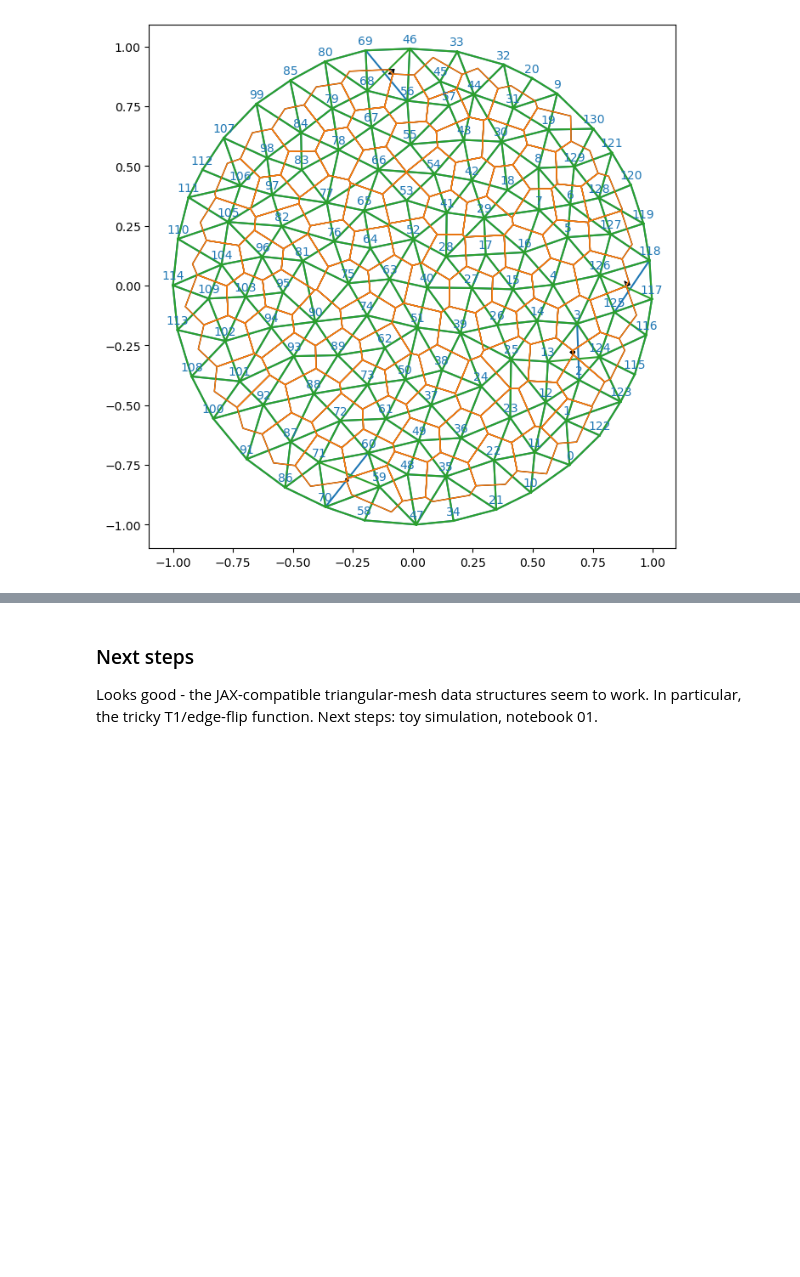
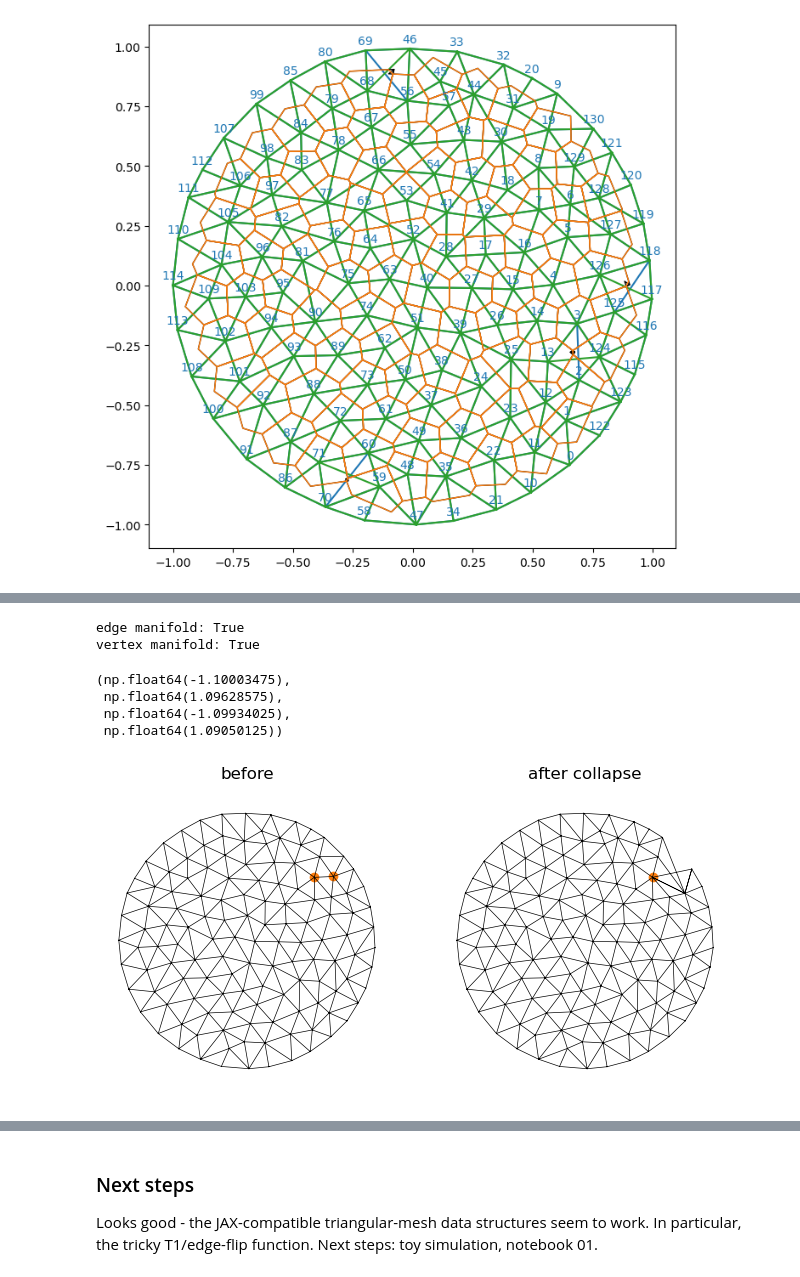
Before and after one commit to nikolas-claussen/triangulax, a Jupyter notebook: nbs/03_halfedge_datastructure.ipynb, the cells around one changed output, grey strips where cells are left out. Drawn from its saved outputs; the diff is of its cells as text; code cells hidden in the pictures; blank space fills up the shorter version.

Commit message:
added edge collapse operation

```diff
--- a/nbs/03_halfedge_datastructure.ipynb
+++ b/nbs/03_halfedge_datastructure.ipynb
@@ -1296,0 +1430,12 @@ True
+# %%
+# test on the existing example mesh
+
+# pick some interior, unique half-edge
+candidates = np.where(np.asarray(hemesh.is_unique & (~hemesh.is_bdry_edge)))[0]
+e_collapse = candidates[40]
+print("Collapsing half-edge", e_collapse, "with vertices", int(hemesh.orig[e_collapse]), int(hemesh.dest[e_collapse]))
+
+hemesh_collapsed, (remap_v, remap_he, remap_f) = collapse_edge(hemesh, e_collapse,)
+vertices_collapsed =  geommesh.vertices[remap_v]
+
+hemesh, hemesh_collapsed, test_mesh_validity(hemesh_collapsed)
@@ -1296,0 +1449,41 @@ True
+# %%
+# libigl sanity checks (manifoldness)
+
+F_new = np.asarray(hemesh_collapsed.faces, dtype=np.int32)
+print("edge manifold:", igl.is_edge_manifold(F_new)[0] )
+print("vertex manifold:", igl.is_vertex_manifold(F_new)[0])
+# %% [output]
+edge manifold: True
+vertex manifold: True
+# %%
+
+# visualize before/after (triangulation plot; no labels for readability)
+fig, ax = plt.subplots(1, 2, figsize=(8, 4))
+
+plt.sca(ax[0])
+v1, v2 = (hemesh.orig[e_collapse], hemesh.dest[e_collapse])
+plt.scatter(*geommesh.vertices[v1], c="tab:orange")
+plt.scatter(*geommesh.vertices[v2], c="tab:orange")
+plt.triplot(np.asarray(geommesh.vertices)[:, 0], np.asarray(geommesh.vertices)[:, 1], np.asarray(hemesh.faces), lw=0.5, color="k")
+plt.title("before")
+plt.axis("equal")
+plt.axis("off")
+
+plt.sca(ax[1])
+#plt.scatter(*vertices_collapsed[cmap.v_old2new[v1]], c="tab:orange")
+
+plt.scatter(*geommesh.vertices[v1], c="tab:orange")
+
+plt.triplot(np.asarray(vertices_collapsed)[:, 0], np.asarray(vertices_collapsed)[:, 1],
+            np.asarray(hemesh_collapsed.faces), lw=0.5, color="k")
+
+
+plt.title("after collapse")
+plt.axis("equal")
+plt.axis("off")
+# %% [output]
+(np.float64(-1.10003475),
+ np.float64(1.09628575),
+ np.float64(-1.09934025),
+ np.float64(1.09050125))
+[figure, added]
```
Also changed, not shown: parts of 37 cells of this notebook.
